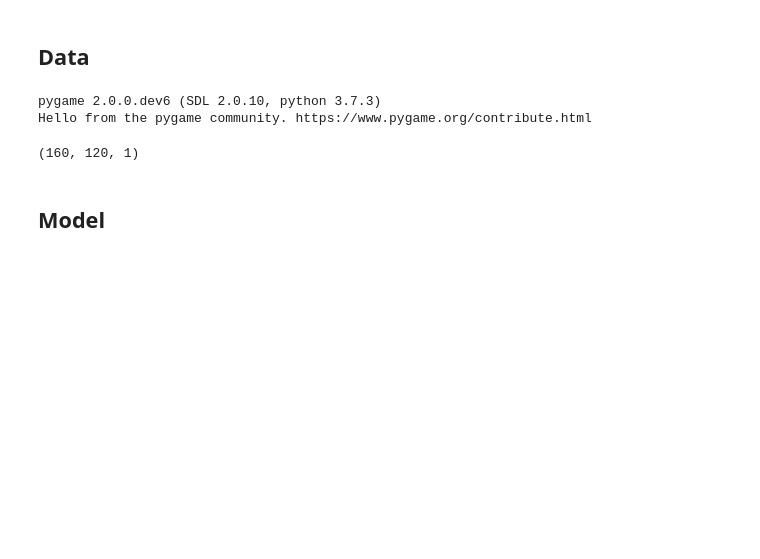
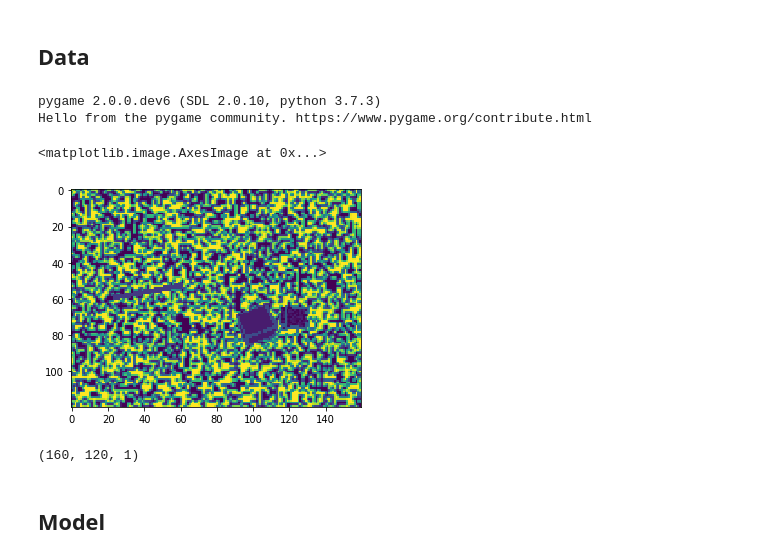
Before and after one commit to robbieculkin/deepoint, a Jupyter notebook: from scratch.ipynb, the cells around one changed output. Cells and saved outputs as stored; diff of their text form; code cells hidden in the pictures; blank space fills up the shorter version.

```diff
--- a/from scratch.ipynb
+++ b/from scratch.ipynb
@@ -26,6 +26,11 @@ data_generator = generate_images(object_types=[
     single_channel=True)
 # %%
 x,y = next(data_generator)
+# %%
+plt.imshow(x[0].reshape(120,160))
+# %% [output]
+<matplotlib.image.AxesImage at 0x...>
+[figure, added]
 # %%
 x[0].shape
 # %% [output]
```
Also changed, not shown: parts of 10 cells of this notebook.
